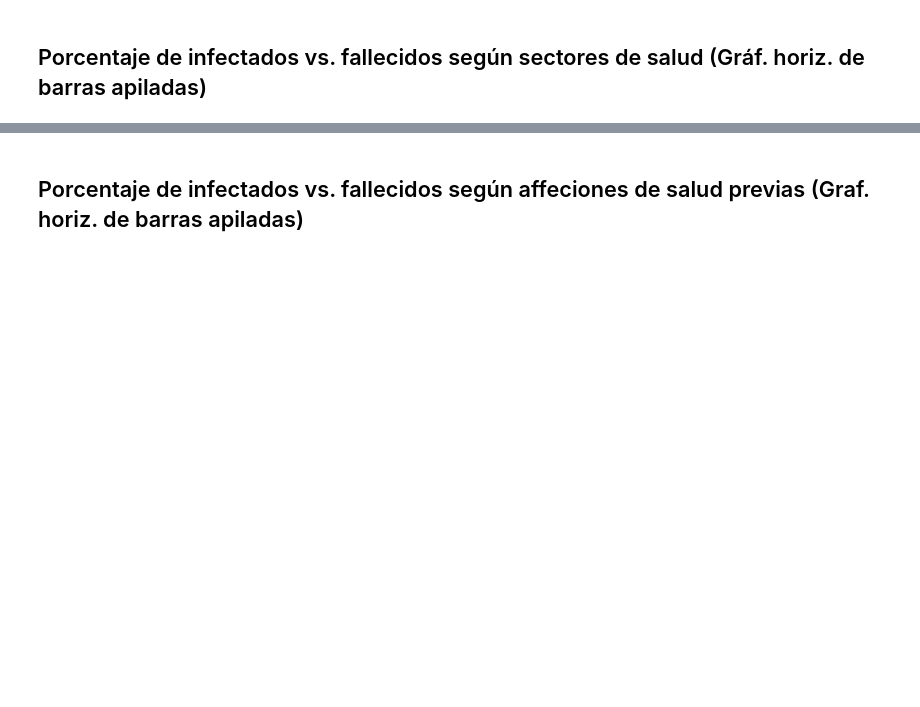
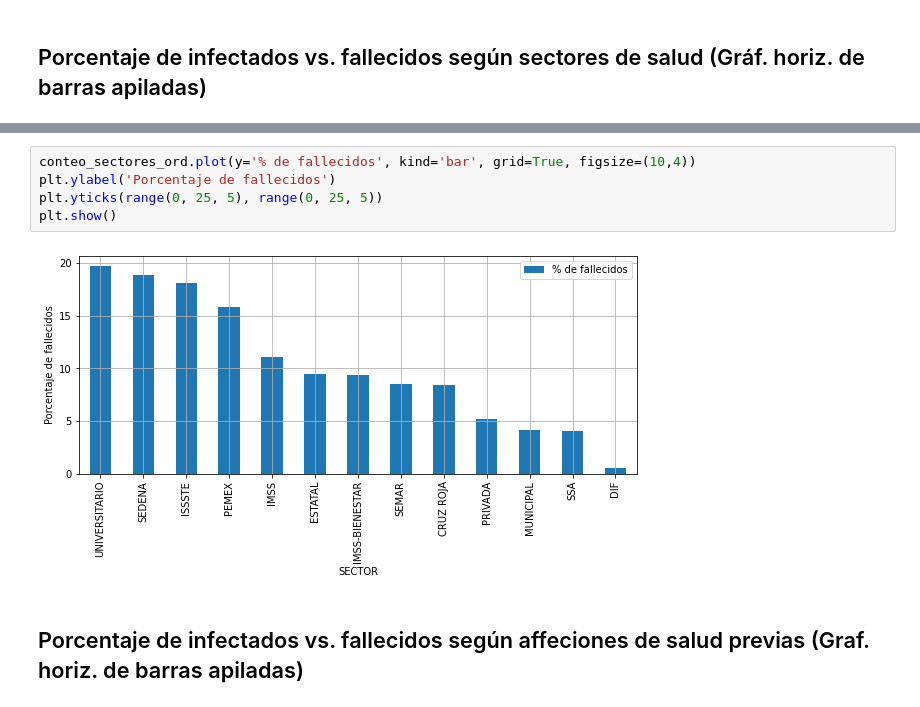
Before and after one commit to EstebanBrito/covid19-mexico, a Jupyter notebook: notebooks/Graficas.ipynb, the cells around one changed output, grey strips where cells are left out. Cells and saved outputs as stored; diff of their text form; blank space fills up the shorter version.

```diff
--- a/notebooks/Graficas.ipynb
+++ b/notebooks/Graficas.ipynb
@@ -495,2 +491,9 @@ conteo_sectores.drop(conteo_sectores[sectores_no_sig].index, axis=0, inplace=Tru
+# %%
+conteo_sectores_ord.plot(y='% de fallecidos', kind='bar', grid=True, figsize=(10,4))
+plt.ylabel('Porcentaje de fallecidos')
+plt.yticks(range(0, 25, 5), range(0, 25, 5))
+plt.show()
+# %% [output]
+[figure, added]
 # %% [markdown]
 ## Porcentaje de infectados vs. fallecidos según affeciones de salud previas (Graf. horiz. de barras apiladas)
```
Also changed, not shown: parts of 14 cells of this notebook.
